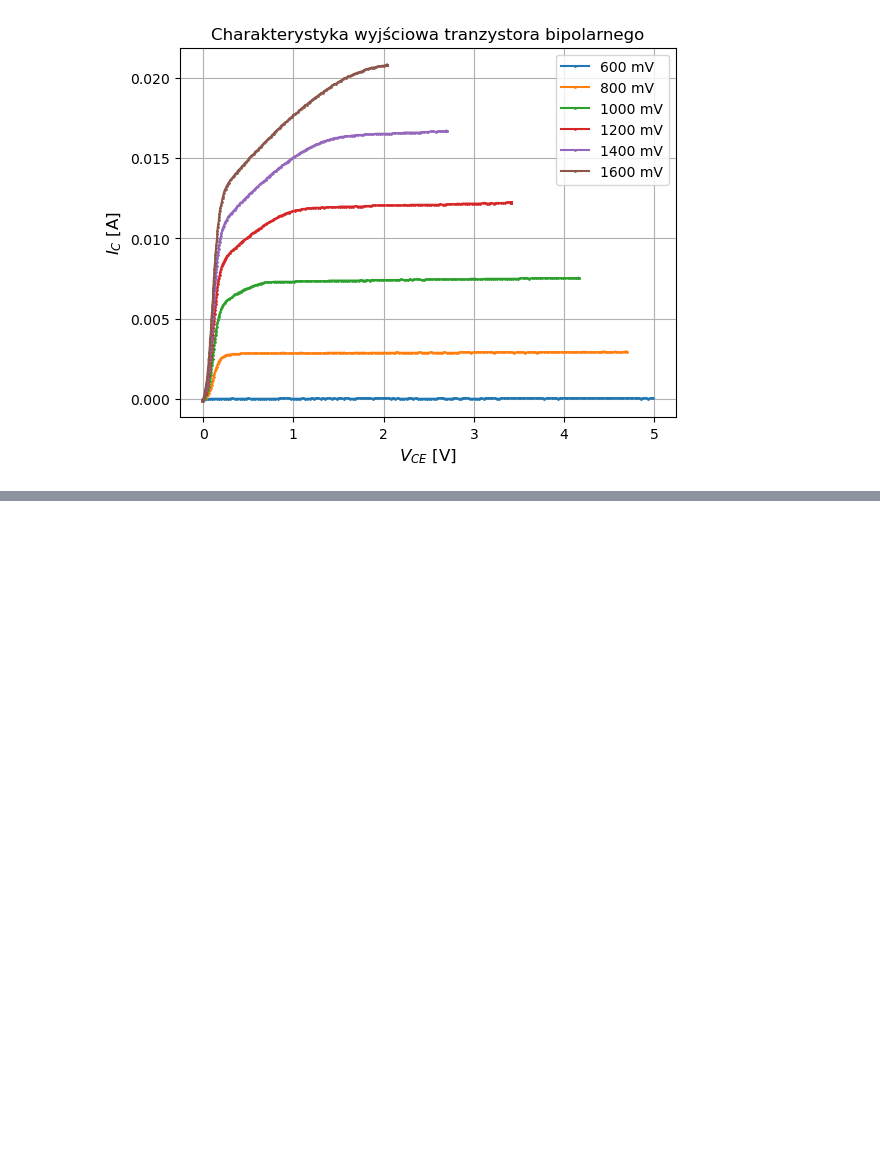
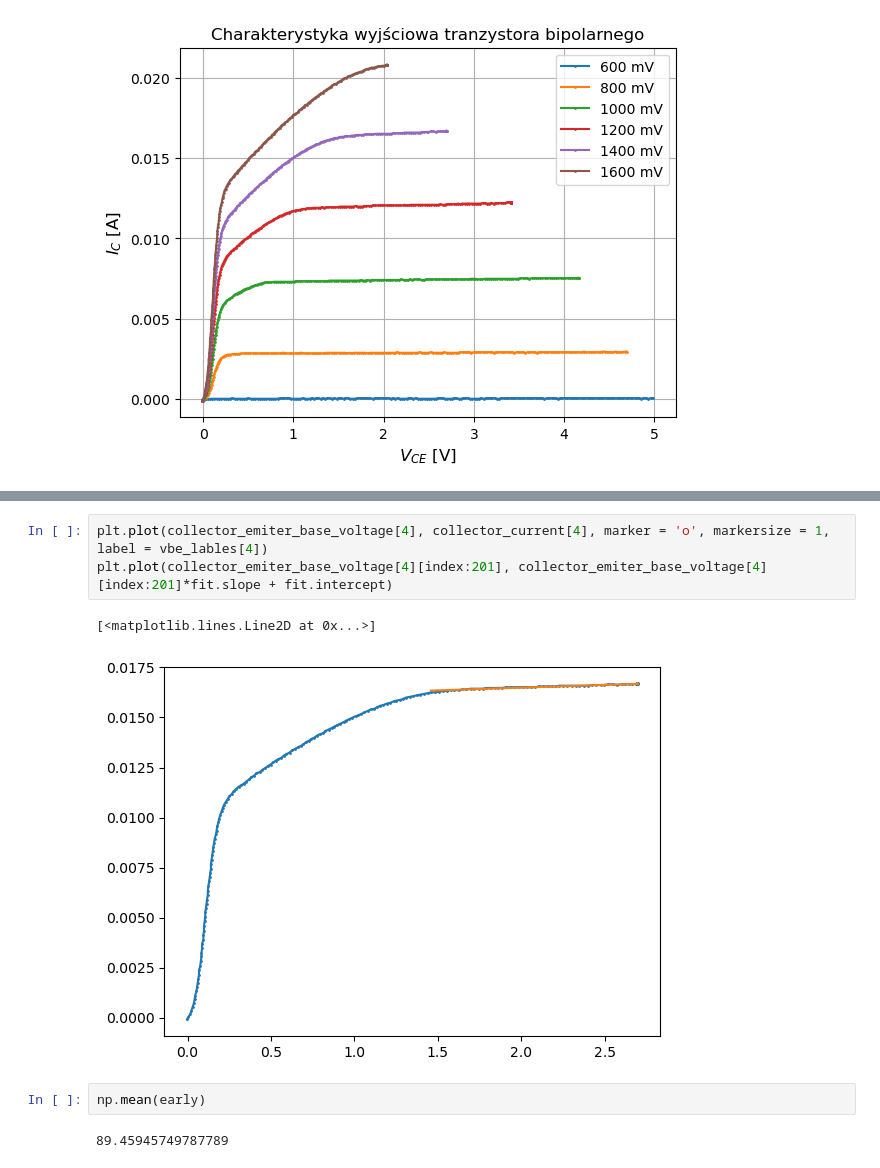
Before and after one commit to szczun/studia, a Jupyter notebook: UE/tranzystory/A8_1.ipynb, the cells around one changed output, grey strips where cells are left out. Saved outputs shown, nothing was run; the diff lists cells and outputs as text; blank space fills up the shorter version.

```diff
--- a/UE/tranzystory/A8_1.ipynb
+++ b/UE/tranzystory/A8_1.ipynb
@@ -125,0 +185,10 @@ plt.plot(collector_emiter_base_voltage[2], collector_current[2], marker = 'o', m
+# %%
+plt.plot(collector_emiter_base_voltage[4], collector_current[4], marker = 'o', markersize = 1, label = vbe_lables[4])
+plt.plot(collector_emiter_base_voltage[4][index:201], collector_emiter_base_voltage[4][index:201]*fit.slope + fit.intercept)
+# %% [output]
+[<matplotlib.lines.Line2D at 0x...>]
+[figure, added]
+# %%
+np.mean(early)
+# %% [output]
+89.45945749787789
```
Also changed, not shown: parts of 10 cells of this notebook, 1 other file.
